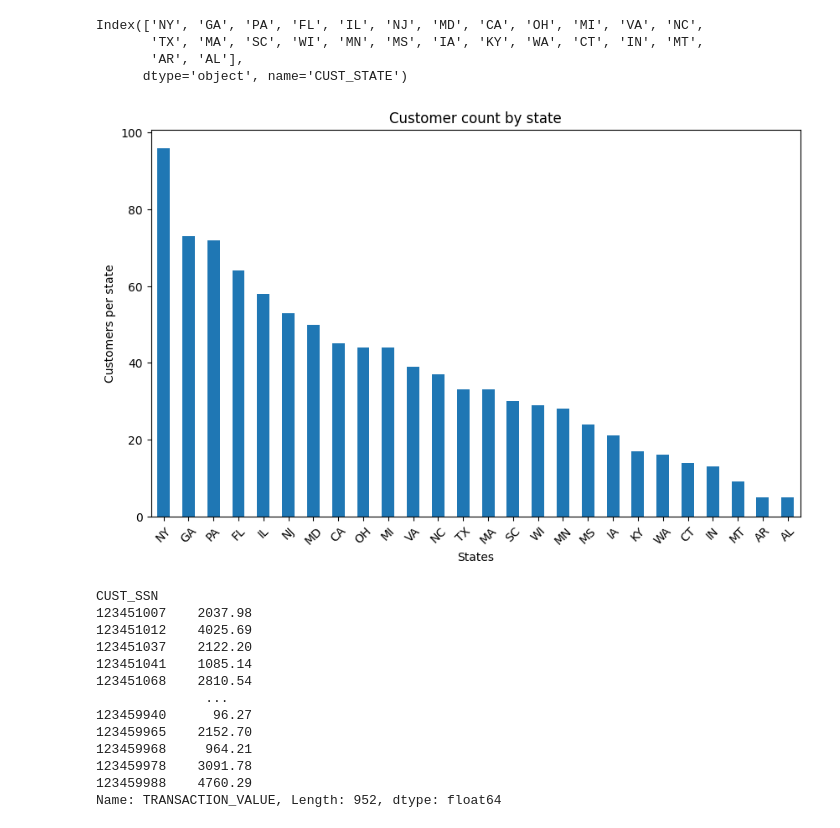
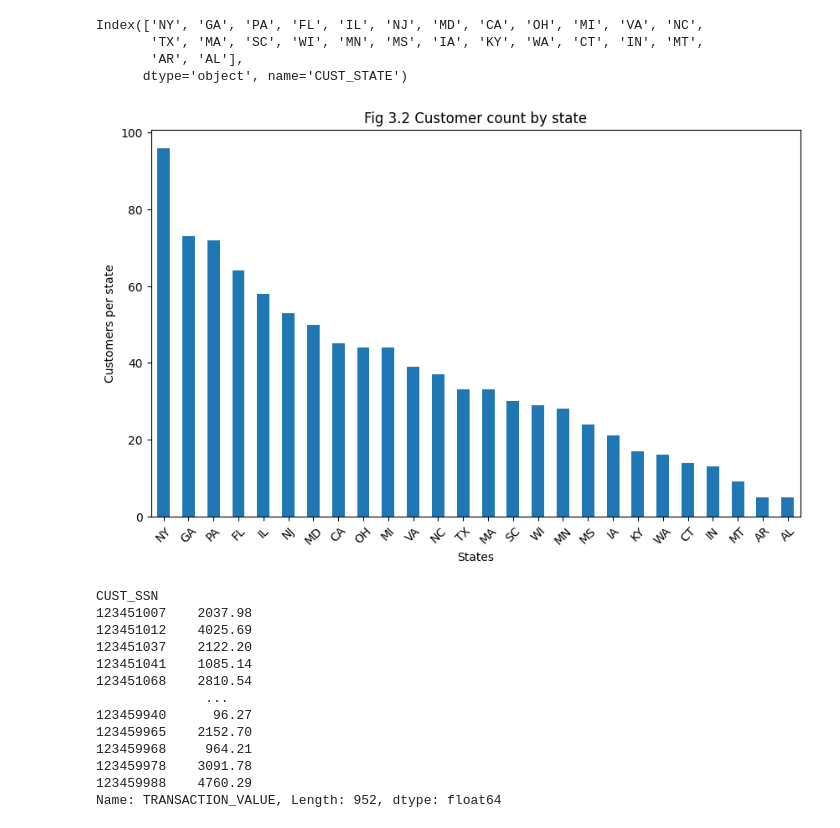
Before and after one commit to omendez930/DE_Capstone, a Jupyter notebook: data_analysis_visualization.ipynb, the cells around one changed output. Cells and saved outputs as stored; diff of their text form; code cells hidden in the pictures.

```diff
--- a/data_analysis_visualization.ipynb
+++ b/data_analysis_visualization.ipynb
@@ -125,12 +125,12 @@ Index(['NY', 'GA', 'PA', 'FL', 'IL', 'NJ', 'MD', 'CA', 'OH', 'MI', 'VA', 'NC',
 # %%
 cust_count.plot(kind='bar', x=sorted_states,y=cust_count,figsize=(10,6))
 plt.xlabel('States')
 plt.ylabel('Customers per state')
-plt.title('Customer count by state')
+plt.title('Fig 3.2 Customer count by state')
 plt.xticks(rotation=45)
 plt.show()
 # %% [output]
-[figure, old version]
+[figure, new version]
 # %%
 #group by customer ssn, and calculate the sum based of transations for each ssn
 cust_totals = df.groupby('CUST_SSN')['TRANSACTION_VALUE'].sum()
```
Also changed, not shown: parts of 8 cells of this notebook, 7 other files.
